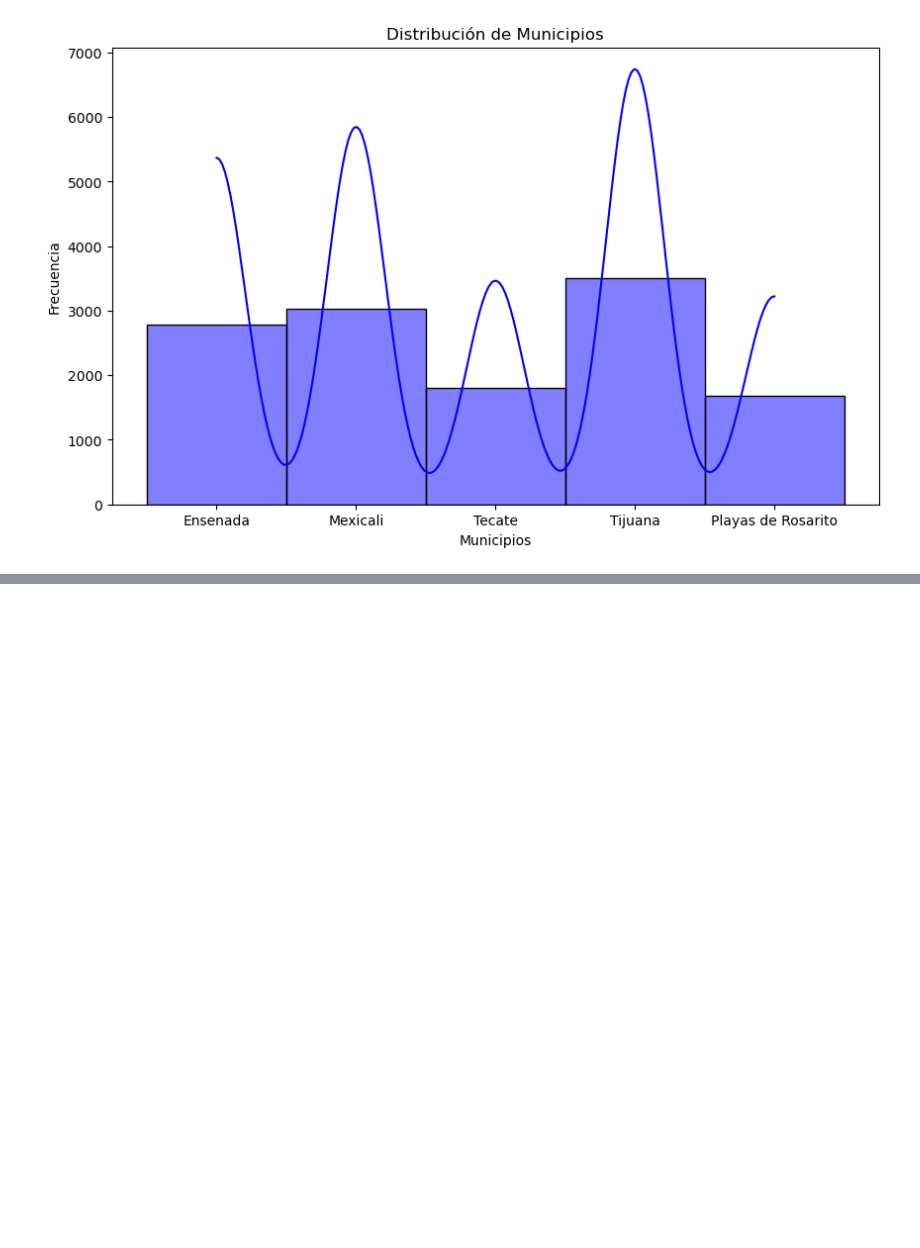
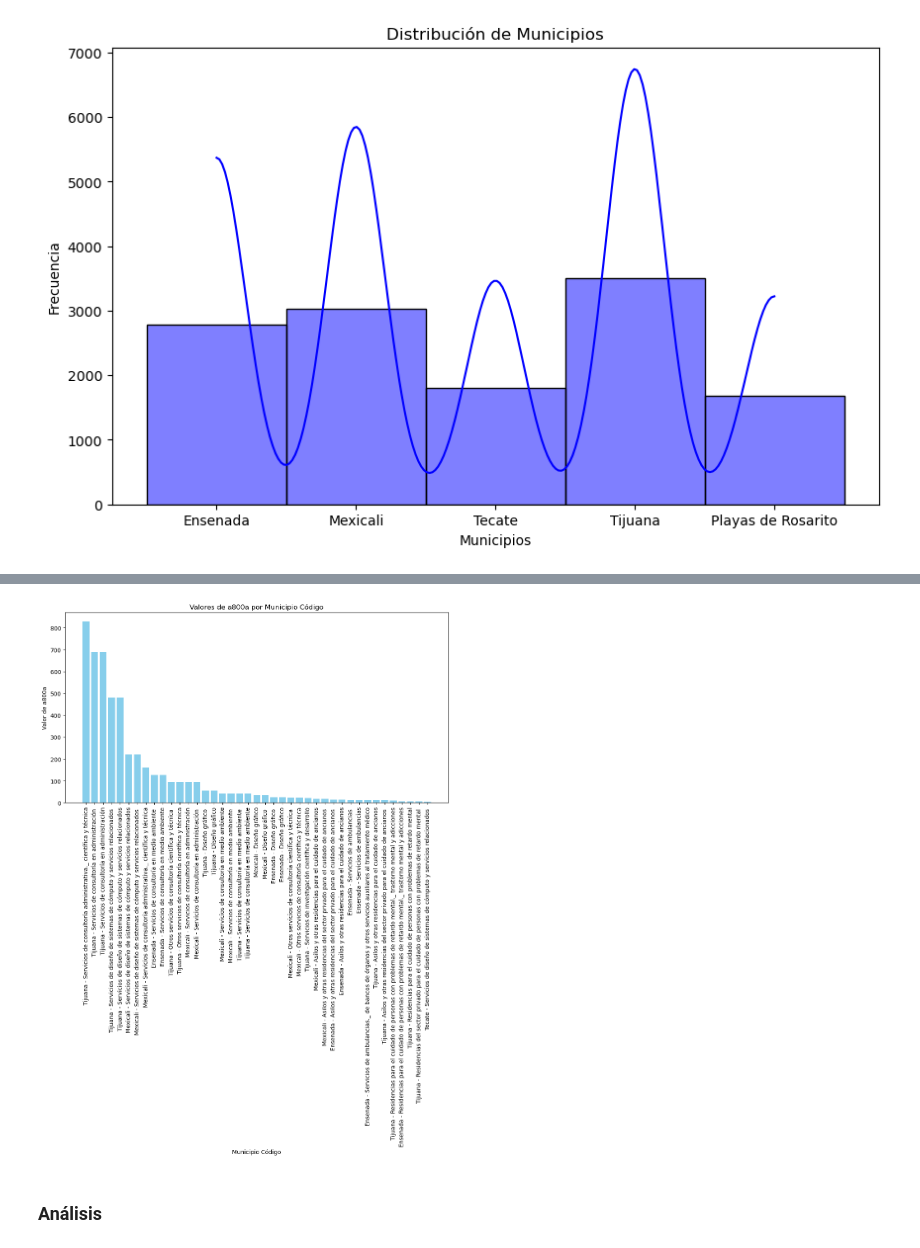
Before and after one commit to santoyocota/Censo-de-activades-economicas, a Jupyter notebook: index.ipynb, the cells around one changed output, grey strips where cells are left out. Drawn from its saved outputs; the diff is of its cells as text; code cells hidden in the pictures; blank space fills up the shorter version.

```diff
--- a/index.ipynb
+++ b/index.ipynb
@@ -664,0 +874,11 @@ Index: []
+# %%
+columna = 'a800a'
+descripcion = 'Total de ingresos (millones de pesos): Es el monto total que la unidad económica obtuvo por la venta de bienes._ servicios._ intereses._ otros ingresos financieros y las donaciones recibidas sin contrapartida.'
+# Lista de columnas que deseas filtrar
+columnas_filtradas = ['entidad', 'municipio', 'codigo', 'nombre_municipio','a511a','a433a','a434a','a534a','a800a','desc_codigo']
+
+# Filtrar el DataFrame seleccionando solo esas columnas
+df_filtrado_columnas_nuevo = df_filtrado[columnas_filtradas]
+
+# Mostrar el DataFrame filtrado por columnas
+print(df_filtrado_columnas_nuevo)
@@ -664,0 +903,13 @@ Index: []
+# %%
+# Crear una nueva columna concatenando 'nombre_municipio' y 'desc_codigo'
+df_filtrado_columnas_nuevo['municipio_codigo'] = df_filtrado_columnas_nuevo['nombre_municipio'] + ' - ' + df_filtrado_columnas_nuevo['desc_codigo']
+df_filtrado_columnas_nuevo['municipio_codigo'] = df_filtrado_columnas_nuevo['municipio_codigo'].astype(str)
+# Ordenar el DataFrame por el valor de columna
+df_ordenado = df_filtrado_columnas_nuevo.sort_values(by=columna, ascending=False)
+
+# Filtrar los valores que no sean NaN en variable columna
+df_filtrado_por_columna = df_ordenado[df_ordenado[columna].notna()].reset_index()
+
+df_filtrado_por_columna = df_filtrado_por_columna.head(100)
+df_sorted = df_filtrado_por_columna.sort_values(by=columna, ascending=False)
+display(df_sorted[['municipio_codigo',columna,'desc_codigo']])
@@ -664,0 +940,20 @@ Index: []
+# %%
+# Suponiendo que 'df_sorted' es tu DataFrame y contiene las columnas 'municipio_codigo' y 'a800a'
+plt.figure(figsize=(12, 6))  # Ajusta el tamaño de la figura
+
+# Crear un gráfico de barras
+plt.bar(df_sorted['municipio_codigo'], df_sorted[columna], color='skyblue')
+
+# Etiquetas y título
+plt.xlabel('Municipio Código')
+plt.ylabel('Valor de '+columna)
+plt.title(f'Valores de {columna} por Municipio Código')
+plt.xticks(rotation=90)  # Rotar etiquetas del eje x para mejor visibilidad
+
+# Mostrar la gráfica
+plt.tight_layout()  # Ajustar el diseño
+plt.show()
+# %% [output]
+[figure, added]
+# %% [markdown]
+### Análisis
```
Also changed, not shown: parts of 17 cells of this notebook.
